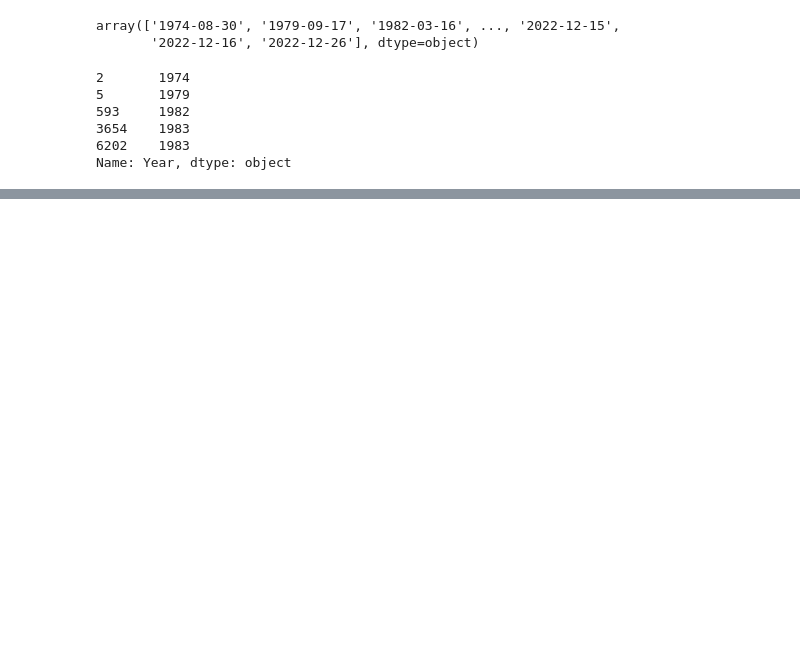
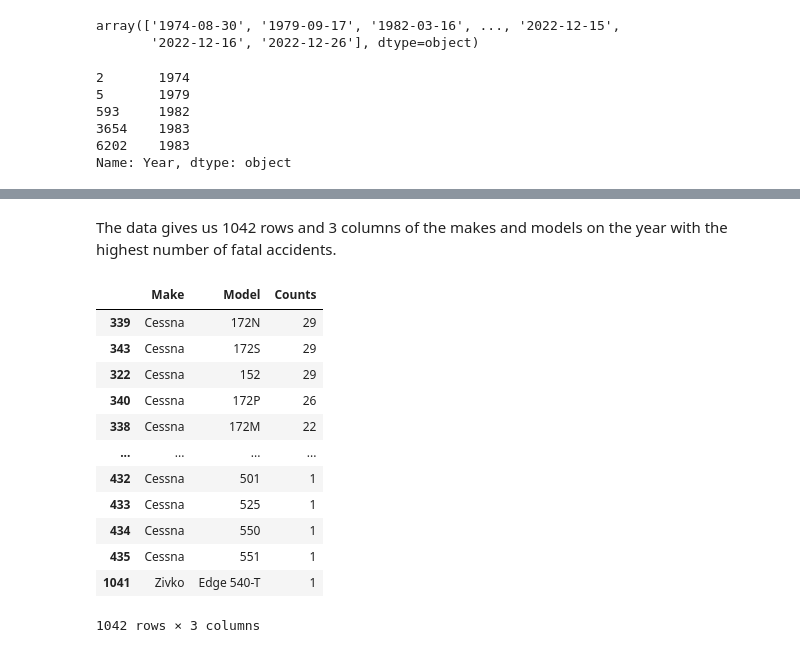
Before and after one commit to MercyBarminga/DSPT11-Phase1-Project, a Jupyter notebook: dsc_phase1_project_AviationData.ipynb, the cells around one changed output, grey strips where cells are left out. Saved outputs shown, nothing was run; the diff lists cells and outputs as text; code cells hidden in the pictures; blank space fills up the shorter version.

```diff
--- a/dsc_phase1_project_AviationData.ipynb
+++ b/dsc_phase1_project_AviationData.ipynb
@@ -193,0 +244,20 @@ Name: Year, dtype: object
+# %% [markdown]
+The data gives us 1042 rows and 3 columns of the makes and models on the year with the highest number of fatal accidents.
+# %%
+#The model with the most reccuring count
+make_and_model_in_use_sorted = make_model_in_use.sort_values(by='Counts', ascending=False)
+make_and_model_in_use_sorted
+# %% [output]
+|  | Make | Model | Counts |
+| 339 | Cessna | 172N | 29 |
+| 343 | Cessna | 172S | 29 |
+| 322 | Cessna | 152 | 29 |
+| 340 | Cessna | 172P | 26 |
+| 338 | Cessna | 172M | 22 |
+| ... | ... | ... | ... |
+| 432 | Cessna | 501 | 1 |
+| 433 | Cessna | 525 | 1 |
+| 434 | Cessna | 550 | 1 |
+| 435 | Cessna | 551 | 1 |
+| 1041 | Zivko | Edge 540-T | 1 |
+1042 rows × 3 columns
```
Also changed, not shown: parts of 8 cells of this notebook.
